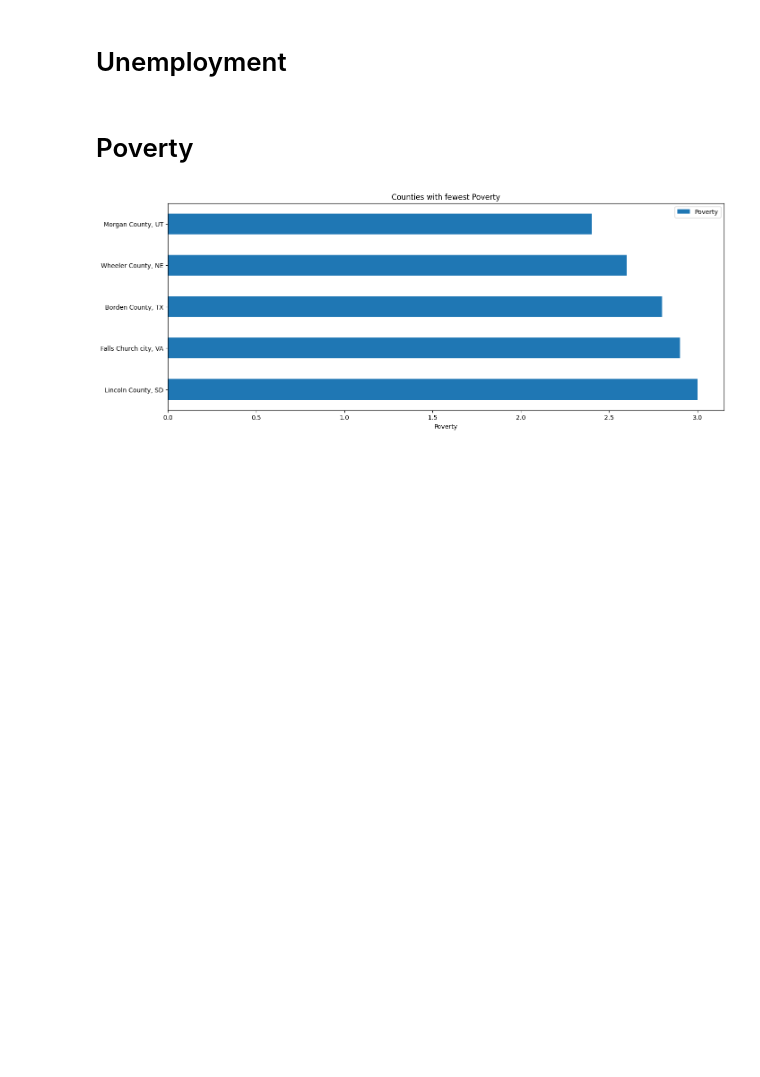
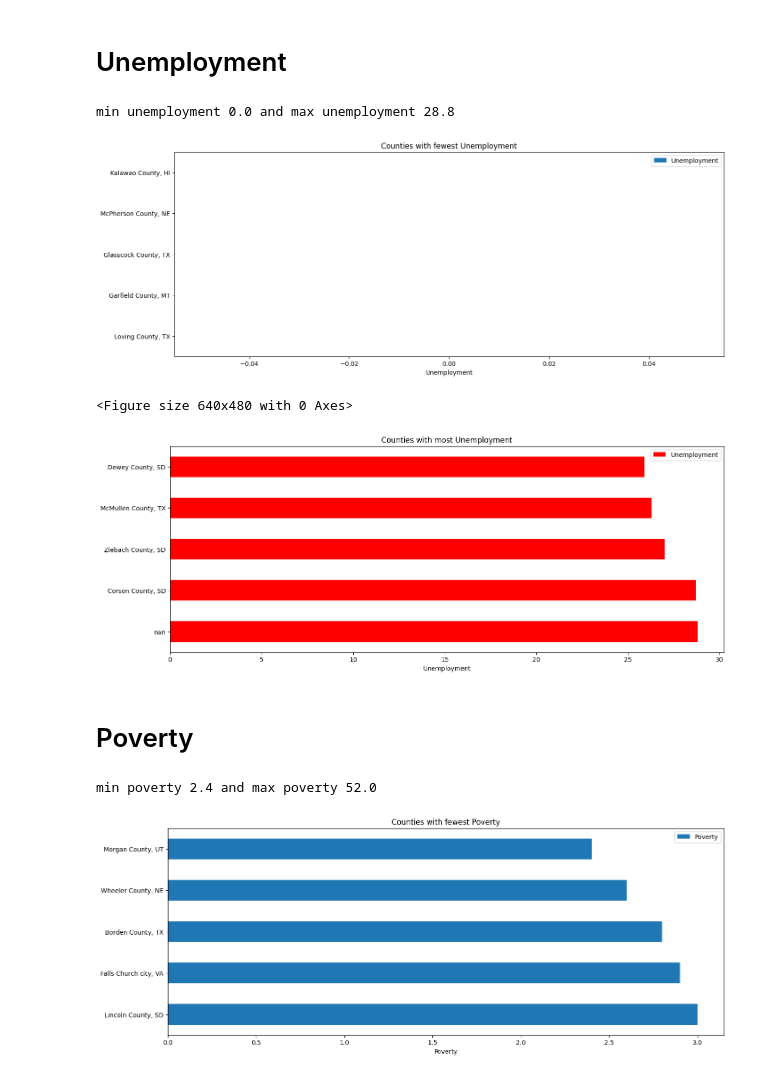
Before and after one commit to comanitza/machine-learning, a Jupyter notebook: notebooks/american-usa-statistics-visualized-on-maps.ipynb, the cells around one changed output. Saved outputs shown, nothing was run; the diff lists cells and outputs as text; code cells hidden in the pictures; blank space fills up the shorter version.

```diff
--- a/notebooks/american-usa-statistics-visualized-on-maps.ipynb
+++ b/notebooks/american-usa-statistics-visualized-on-maps.ipynb
@@ -216,7 +213,28 @@ showMap(censusDf, counties, "TotalPop", min=200, max=200000, colorscheme="Viridi
 # %% [markdown]
 # Unemployment
+# %%
+minUnemployment = censusDf["Unemployment"].min()
+maxUnemployment = censusDf["Unemployment"].max()
+
+print(f"min unemployment {minUnemployment} and max unemployment {maxUnemployment}")
+# %% [output]
+min unemployment 0.0 and max unemployment 28.8
+# %%
+# plot the top 15 counties, and bottom 5 counties by Total Population
+plotTopAndBottom(censusDf, "Unemployment")
+# %% [output]
+[figure, added]
+<Figure size 640x480 with 0 Axes>
+[figure, added]
 # %% [markdown]
 # Poverty
+# %%
+minPoverty = censusDf["Poverty"].min()
+maxPoverty = censusDf["Poverty"].max()
+
+print(f"min poverty {minPoverty} and max poverty {maxPoverty}")
+# %% [output]
+min poverty 2.4 and max poverty 52.0
 # %%
 plotTopAndBottom(censusDf, "Poverty")
 # %% [output]
```
Also changed, not shown: parts of 18 cells of this notebook.
